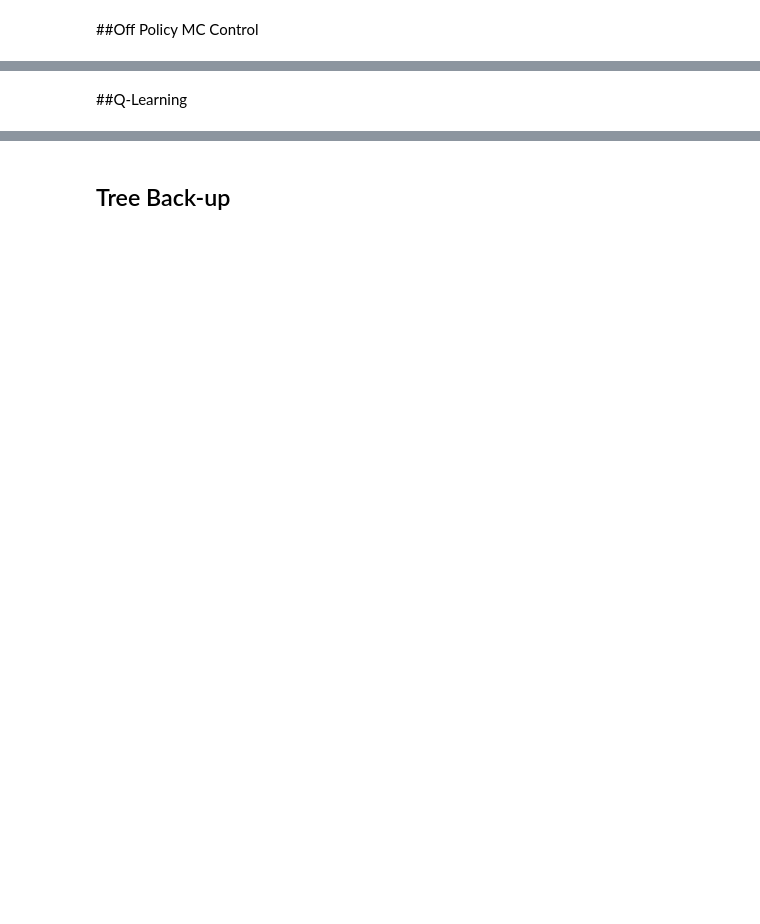
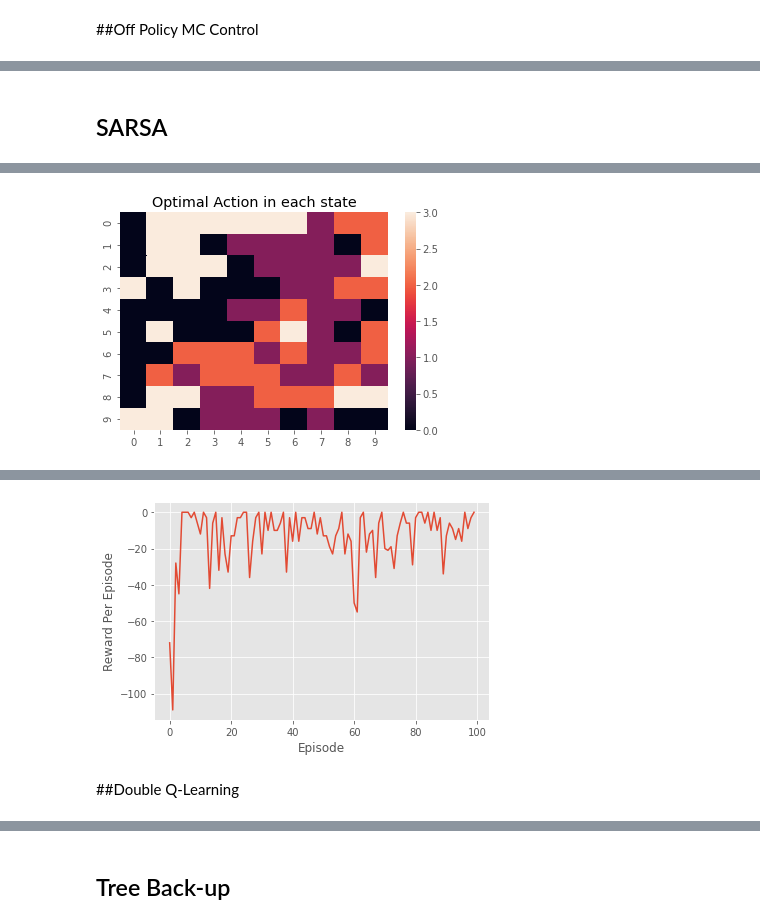
Before and after one commit to Kassra-sinaei/Interactive_learning_HW4, a Jupyter notebook: HW#4_Kassra_Sinaei_810696254.ipynb, the cells around one changed output, grey strips where cells are left out. Saved outputs shown, nothing was run; the diff lists cells and outputs as text; code cells hidden in the pictures; blank space fills up the shorter version.

```diff
--- a/HW#4_Kassra_Sinaei_810696254.ipynb
+++ b/HW#4_Kassra_Sinaei_810696254.ipynb
@@ -322,0 +337,72 @@ Total Execution Time =  36.54353999296824 Min
+# %% [markdown]
+## SARSA
+# %%
+class SARSA:
+    def __init__(self, environment, discount_factor = 1.0, epsilon = 0.3, learning_rate = 0.5):
+        self.alpha = learning_rate
+        self.gamma = discount_factor
+        self.env = environment
+        self.epsilon = epsilon
+
+        self.Q = np.zeros((self.env.nS,self.env.nA))
+        self.state = self.env.reset()
+
+    def probabilities(self,values):
+        # Calculating Probability of each action in a state out of action values
+        # This Function will be used for epsilon greedy decision making in control
+        res = np.ones(self.env.nA, dtype = np.float64) * (self.epsilon / self.env.nA)
+        res[np.argmax(values)] += 1.0 - self.epsilon
+        return res
+
+    def control(self):
+        reward_sum = 0
+        # Choosing an Action Based On Epsilon Greedy Policy
+        action = np.random.choice(np.arange(self.env.nA), p=self.probabilities(self.Q[self.state]))
+        # Loop for single episode
+        while True:
+
+            next_state, reward, done, info = self.env.step(action)
+            reward_sum += reward
+
+            next_action = np.random.choice(np.arange(self.env.nA),p=self.probabilities(self.Q[next_state]))
+
+            # Temporal Difference Update
+            self.Q[self.state][action] += self.alpha * (reward + self.gamma * self.Q[next_state][next_action] -self.Q[self.state][action])
+
+            if done:
+                self.state = self.env.reset()
+                break
+            self.state = next_state
+            action = next_action
+
+        return reward_sum
+
+    def print_agent(self):
+        ax = sns.heatmap(np.argmax(self.Q,axis=1).reshape((10,10)))
+        ax.set_title("Optimal Action in each state")
+        plt.show()
+        print(np.argmax(self.Q,axis=1).reshape((10,10)))
+
+    def __exit(self):
+        self.env.close()
+
+env = GridworldEnv()
+agent3 = SARSA(env)
+reward_hist = list('')
+start_time = time.time()
+for _ in range(100):
+    print(_)
+    try:
+        reward_hist.append(agent3.control())
+    except KeyboardInterrupt:
+        break
+    print('\b'*4)
+print('Total Execution Time: ', (time.time() - start_time)/60 , 'Min')
+agent3.print_agent()
+%matplotlib inline
+print(reward_hist)
+plt.plot(reward_hist)
+plt.ylabel('Reward Per Episode')
+plt.xlabel('Episode')
+plt.show()
+# %% [output]
@@ -322,0 +426 @@ Total Execution Time =  36.54353999296824 Min
+[figure, added]
@@ -323,2 +438,3 @@ Total Execution Time =  36.54353999296824 Min
+[figure, added]
 # %% [markdown]
-##Q-Learning
+##Double Q-Learning
```
Also changed, not shown: parts of 11 cells of this notebook, 1 other file.
